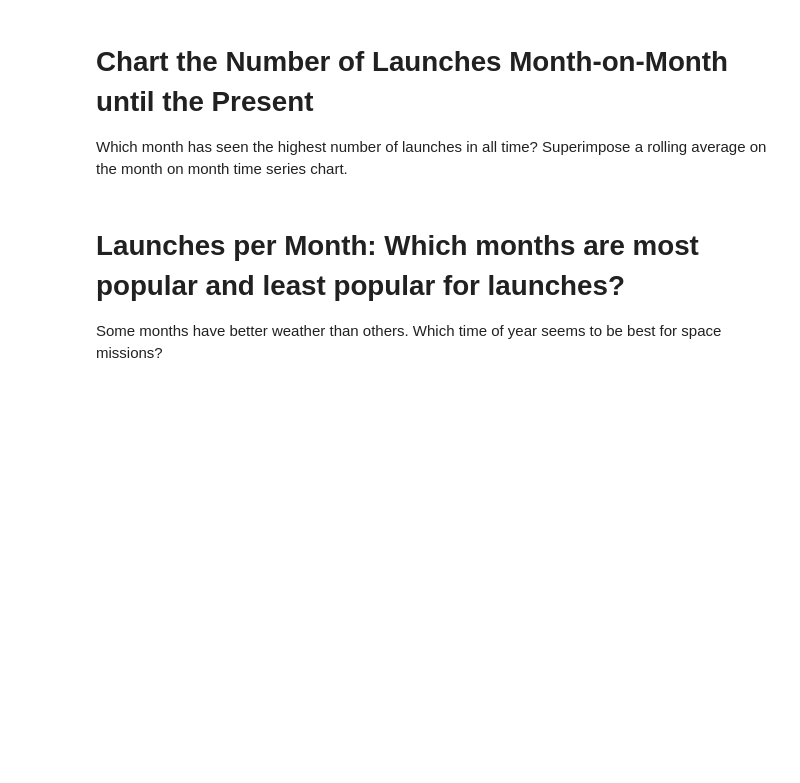
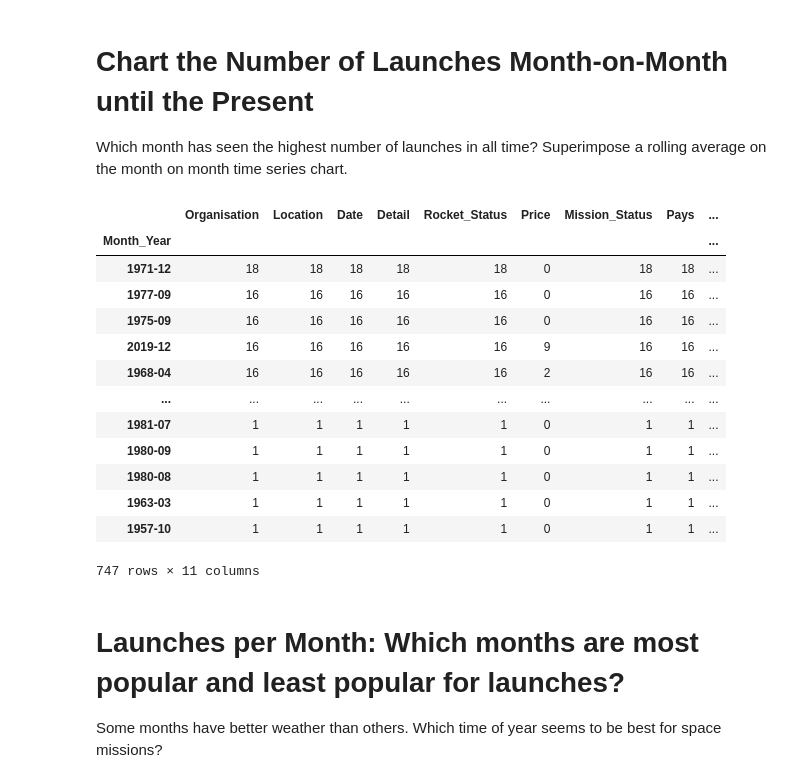
Before and after one commit to staixo/Python100day, a Jupyter notebook: Professional/SpaceMission/Space_Missions_Analysis.ipynb, the cells around one changed output. Cells and saved outputs as stored; diff of their text form; code cells hidden in the pictures; blank space fills up the shorter version.

```diff
--- a/Professional/SpaceMission/Space_Missions_Analysis.ipynb
+++ b/Professional/SpaceMission/Space_Missions_Analysis.ipynb
@@ -336,3 +448,20 @@ Which month has seen the highest number of launches in all time? Superimpose a r
+# %%
+df_data.groupby("Month_Year").count().sort_values("Organisation",ascending=False)
+# %% [output]
+|  | Organisation | Location | Date | Detail | Rocket_Status | Price | Mission_Status | Pays | ... |
+| Month_Year |  |  |  |  |  |  |  |  | ... |
+| 1971-12 | 18 | 18 | 18 | 18 | 18 | 0 | 18 | 18 | ... |
+| 1977-09 | 16 | 16 | 16 | 16 | 16 | 0 | 16 | 16 | ... |
+| 1975-09 | 16 | 16 | 16 | 16 | 16 | 0 | 16 | 16 | ... |
+| 2019-12 | 16 | 16 | 16 | 16 | 16 | 9 | 16 | 16 | ... |
+| 1968-04 | 16 | 16 | 16 | 16 | 16 | 2 | 16 | 16 | ... |
+| ... | ... | ... | ... | ... | ... | ... | ... | ... | ... |
+| 1981-07 | 1 | 1 | 1 | 1 | 1 | 0 | 1 | 1 | ... |
+| 1980-09 | 1 | 1 | 1 | 1 | 1 | 0 | 1 | 1 | ... |
+| 1980-08 | 1 | 1 | 1 | 1 | 1 | 0 | 1 | 1 | ... |
+| 1963-03 | 1 | 1 | 1 | 1 | 1 | 0 | 1 | 1 | ... |
+| 1957-10 | 1 | 1 | 1 | 1 | 1 | 0 | 1 | 1 | ... |
+747 rows × 11 columns
 # %% [markdown]
 # Launches per Month: Which months are most popular and least popular for launches?
 
```
Also changed, not shown: parts of 20 cells of this notebook.
